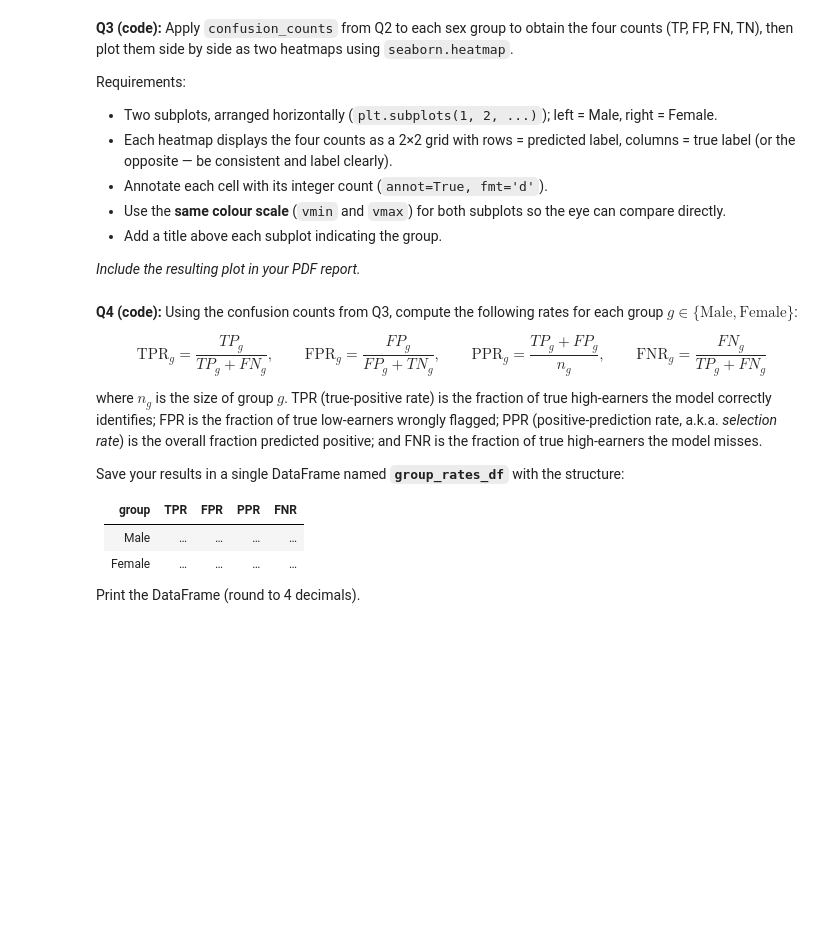
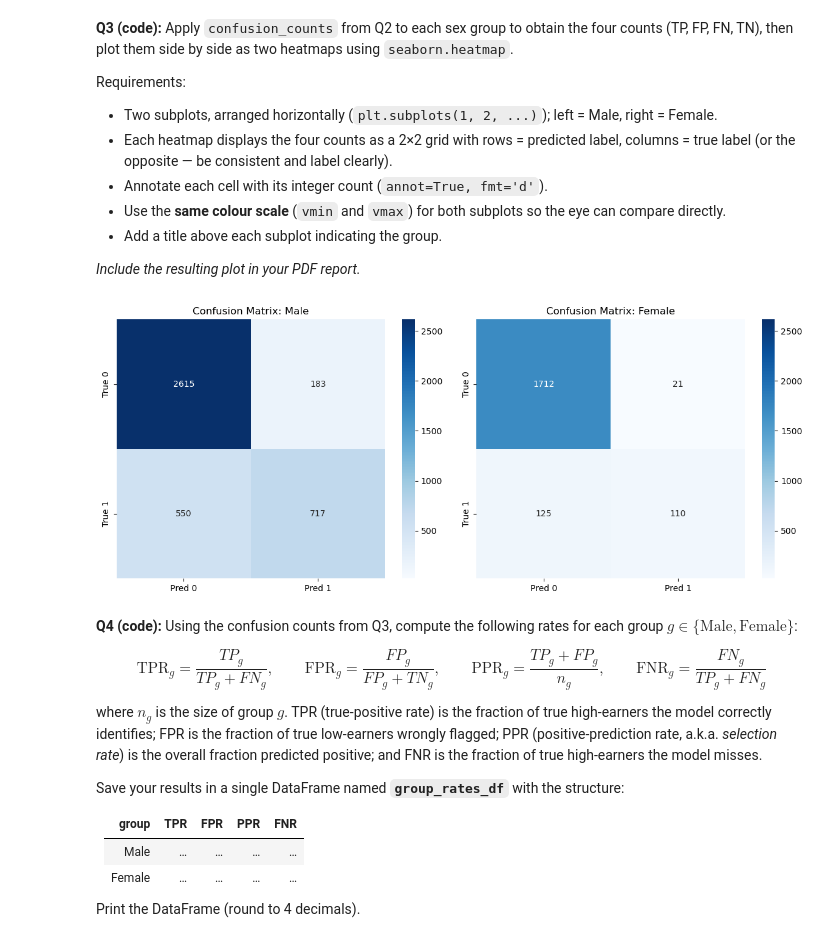
Before and after one commit to InbarKedem/privacy-hw2, a Jupyter notebook: HW2_2026.ipynb, the cells around one changed output. Saved outputs shown, nothing was run; the diff lists cells and outputs as text; code cells hidden in the pictures; blank space fills up the shorter version.

```diff
--- a/HW2_2026.ipynb
+++ b/HW2_2026.ipynb
@@ -177,5 +220,18 @@ Group 1 (males, `Sex = 1`) is the *historical majority* on this dataset; Group 0
 Print `accuracy_by_sex` (round each value to 4 decimals).
 # %%
 # -----> Write your code here <-----
+mask_male = (X_test['Sex'] == 1)
+mask_female = ~mask_male
+
+Y_test_male = Y_test[mask_male]
+Y_pred_male = Y_pred[mask_male]
+
+Y_test_female = Y_test[mask_female]
+Y_pred_female = Y_pred[mask_female]
+
+accuracy_by_sex = {
+    'Male': float(accuracy_score(Y_test_male, Y_pred_male)),
+    'Female': float(accuracy_score(Y_test_female, Y_pred_female))
+}
 
 print({k: round(v, 4) for k, v in accuracy_by_sex.items()})
@@ -198,6 +256,15 @@ def confusion_counts(y_true, y_pred):
     where the positive class is 1.
     """
     # -----> Write your code here <-----
+    y_true = np.array(y_true)
+    y_pred = np.array(y_pred)
+
+    return {
+        'TP': int(((y_true == 1) & (y_pred == 1)).sum()),
+        'FP': int(((y_true == 0) & (y_pred == 1)).sum()),
+        'FN': int(((y_true == 1) & (y_pred == 0)).sum()),
+        'TN': int(((y_true == 0) & (y_pred == 0)).sum())
+    }
 # %% [markdown]
 **Q3 (code):** Apply `confusion_counts` from Q2 to each sex group to obtain the four counts (TP, FP, FN, TN), then plot them side by side as two heatmaps using `seaborn.heatmap`.
 
@@ -212,6 +279,31 @@ Requirements:
 *Include the resulting plot in your PDF report.*
 # %%
 # -----> Write your code here <-----
+counts_male = confusion_counts(Y_test_male, Y_pred_male)
+counts_female = confusion_counts(Y_test_female, Y_pred_female)
+
+matrix_male = np.array([[counts_male['TN'], counts_male['FP']],
+                        [counts_male['FN'], counts_male['TP']]])
+matrix_female = np.array([[counts_female['TN'], counts_female['FP']],
+                          [counts_female['FN'], counts_female['TP']]])
+
+fig, axes = plt.subplots(1, 2, figsize=(12, 5))
+
+vmin = min(matrix_male.min(), matrix_female.min())
+vmax = max(matrix_male.max(), matrix_female.max())
+
+sns.heatmap(matrix_male, annot=True, fmt='d', cmap='Blues', ax=axes[0], vmin=vmin, vmax=vmax,
+            xticklabels=['Pred 0', 'Pred 1'], yticklabels=['True 0', 'True 1'])
+axes[0].set_title('Confusion Matrix: Male')
+
+sns.heatmap(matrix_female, annot=True, fmt='d', cmap='Blues', ax=axes[1], vmin=vmin, vmax=vmax,
+            xticklabels=['Pred 0', 'Pred 1'], yticklabels=['True 0', 'True 1'])
+axes[1].set_title('Confusion Matrix: Female')
+
+plt.tight_layout()
+plt.show()
+# %% [output]
+[figure, added]
 # %% [markdown]
 **Q4 (code):** Using the confusion counts from Q3, compute the following rates for each group $g \in \{\text{Male},\text{Female}\}$:
 
```
Also changed, not shown: parts of 21 cells of this notebook.
